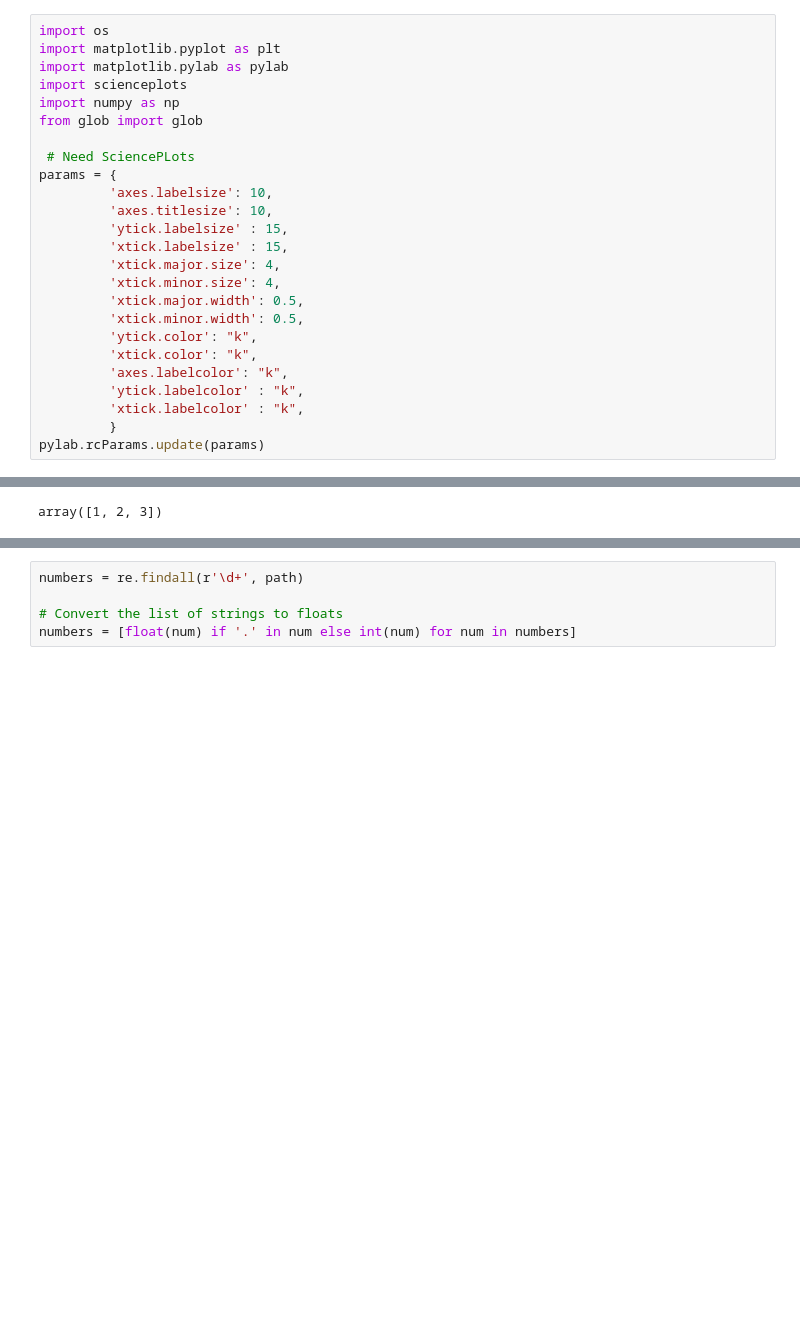
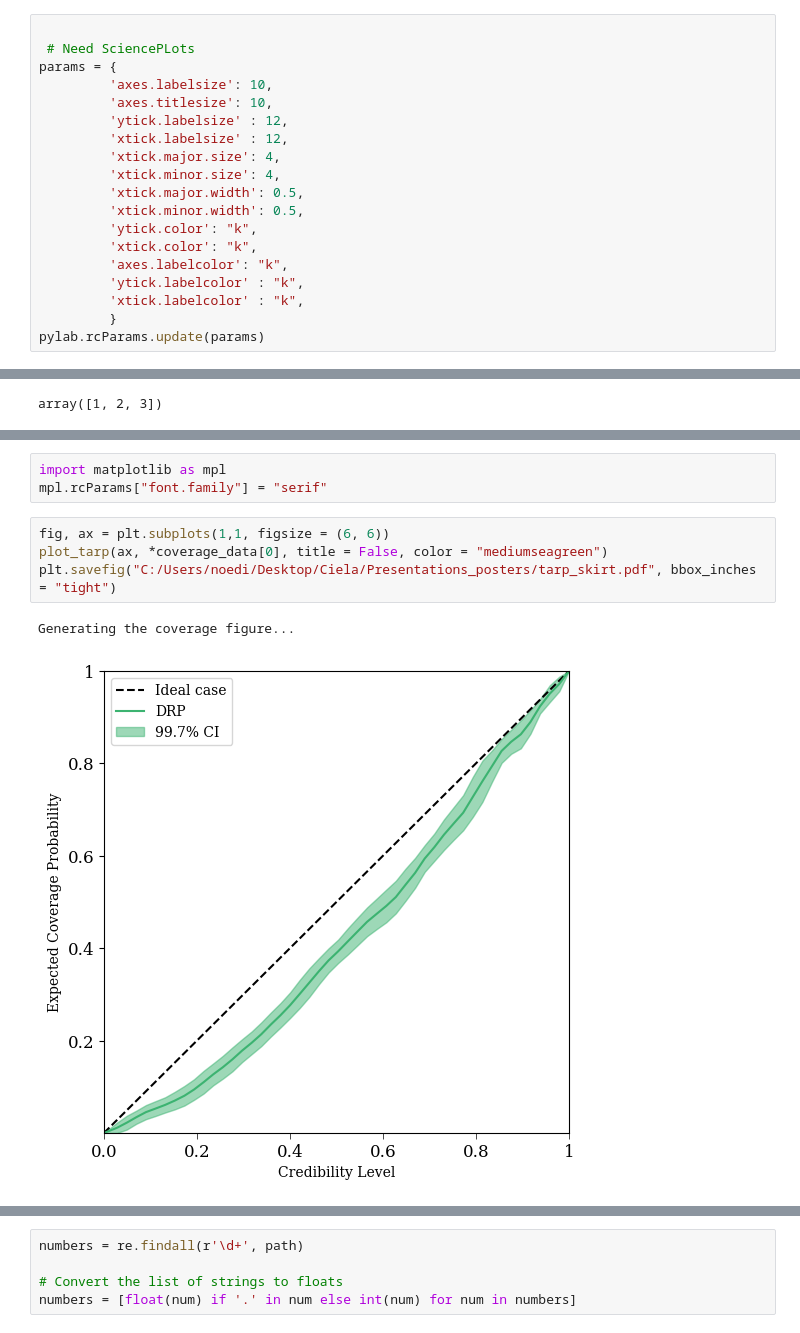
Before and after one commit to EnceladeCandy/bayesian-imaging-radio, a Jupyter notebook: notebooks/viewing_tarp.ipynb, the cells around one changed output, grey strips where cells are left out. Cells and saved outputs as stored; diff of their text form; blank space fills up the shorter version.

```diff
--- a/notebooks/viewing_tarp.ipynb
+++ b/notebooks/viewing_tarp.ipynb
@@ -67,17 +63,11 @@ Text(0.5, 0.2, '4000 predictor steps \n20 corrector steps\nsnr=0.1')
 # %%
-import os
-import matplotlib.pyplot as plt
-import matplotlib.pylab as pylab
-import scienceplots
-import numpy as np
-from glob import glob
 
  # Need SciencePLots
 params = {
          'axes.labelsize': 10,
          'axes.titlesize': 10,
-         'ytick.labelsize' : 15,
-         'xtick.labelsize' : 15,
+         'ytick.labelsize' : 12,
+         'xtick.labelsize' : 12,
          'xtick.major.size': 4,
          'xtick.minor.size': 4,
          'xtick.major.width': 0.5,
@@ -132,6 +129,16 @@ for i, path in enumerate(paths):
     # plot_tarp(alpha, ecp, ecp_std)
     # print(data.files)
     coverage_data.append(globals()[f"data_{i+1}"])
+# %%
+import matplotlib as mpl
+mpl.rcParams["font.family"] = "serif"
+# %%
+fig, ax = plt.subplots(1,1, figsize = (6, 6))
+plot_tarp(ax, *coverage_data[0], title = False, color = "mediumseagreen")
+plt.savefig("C:/Users/noedi/Desktop/Ciela/Presentations_posters/tarp_skirt.pdf", bbox_inches = "tight")
+# %% [output]
+Generating the coverage figure...
+[figure, added]
 # %%
 fig, axs = plt.subplots(2, 2, figsize = (4*2, 4*2))
 
```
Also changed, not shown: parts of 26 cells of this notebook, 1 other file.
